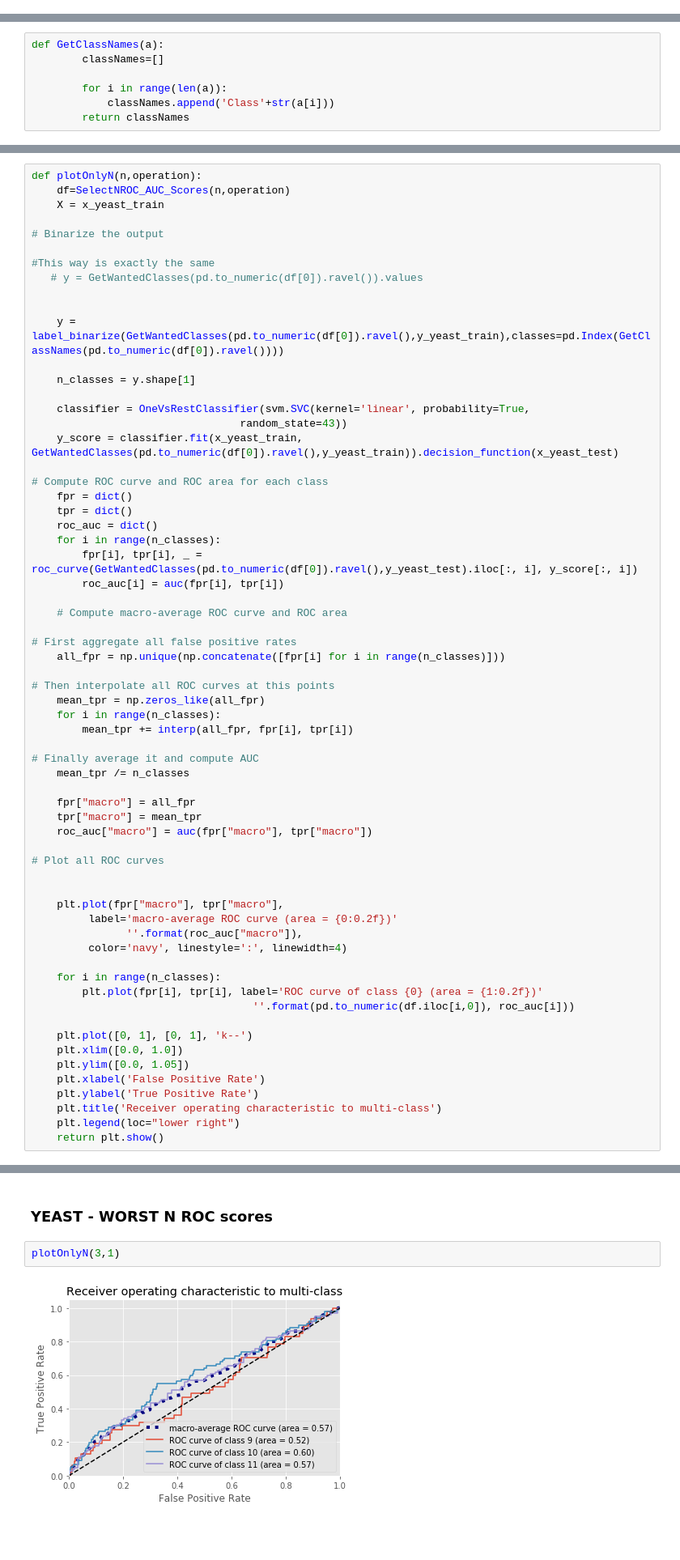
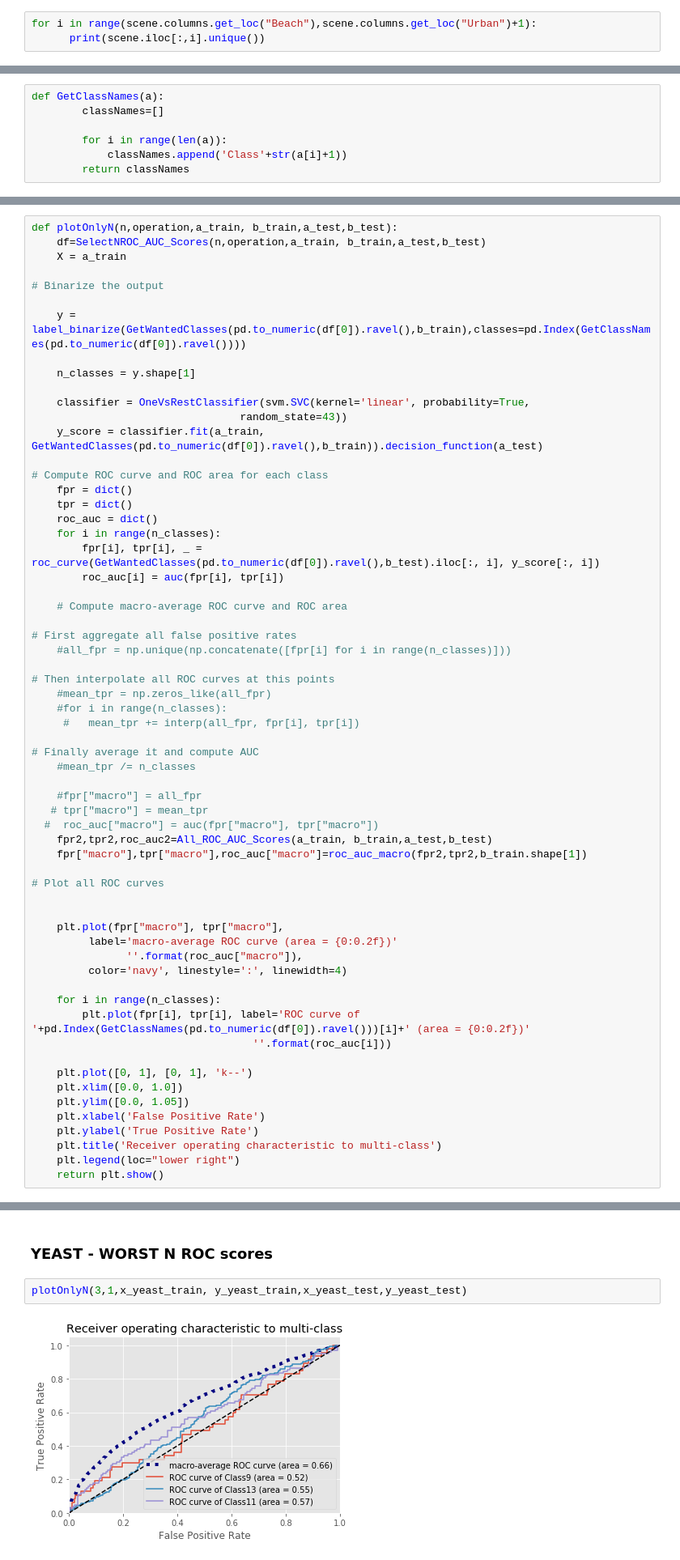
Before and after one commit to dusicastepic/Multi-label-classification-, a Jupyter notebook: MLC - proba.ipynb, the cells around one changed output, grey strips where cells are left out. Shown at 81% size. Saved outputs shown, nothing was run; the diff lists cells and outputs as text; blank space fills up the shorter version.

```diff
--- a/MLC - proba.ipynb
+++ b/MLC - proba.ipynb
@@ -233,0 +414,3 @@ yeast.head(1)
+# %%
+for i in range(scene.columns.get_loc("Beach"),scene.columns.get_loc("Urban")+1):
+      print(scene.iloc[:,i].unique())
@@ -593,5 +925,5 @@ def GetClassNames(a):
         classNames=[]
 
         for i in range(len(a)):
-            classNames.append('Class'+str(a[i]))
+            classNames.append('Class'+str(a[i]+1))
         return classNames
@@ -613,46 +1004,44 @@ def SelectNROC_AUC_Scores(n,operation):
 # %%
-def plotOnlyN(n,operation):
-    df=SelectNROC_AUC_Scores(n,operation)
-    X = x_yeast_train
+def plotOnlyN(n,operation,a_train, b_train,a_test,b_test):
+    df=SelectNROC_AUC_Scores(n,operation,a_train, b_train,a_test,b_test)
+    X = a_train
 
 # Binarize the output
 
-#This way is exactly the same
-   # y = GetWantedClasses(pd.to_numeric(df[0]).ravel()).values
-
-
-    y = label_binarize(GetWantedClasses(pd.to_numeric(df[0]).ravel(),y_yeast_train),classes=pd.Index(GetClassNames(pd.to_numeric(df[0]).ravel())))
+    y = label_binarize(GetWantedClasses(pd.to_numeric(df[0]).ravel(),b_train),classes=pd.Index(GetClassNames(pd.to_numeric(df[0]).ravel())))
 
     n_classes = y.shape[1]
 
     classifier = OneVsRestClassifier(svm.SVC(kernel='linear', probability=True,
                                  random_state=43))
-    y_score = classifier.fit(x_yeast_train, GetWantedClasses(pd.to_numeric(df[0]).ravel(),y_yeast_train)).decision_function(x_yeast_test)
+    y_score = classifier.fit(a_train, GetWantedClasses(pd.to_numeric(df[0]).ravel(),b_train)).decision_function(a_test)
 
 # Compute ROC curve and ROC area for each class
     fpr = dict()
     tpr = dict()
     roc_auc = dict()
     for i in range(n_classes):
-        fpr[i], tpr[i], _ = roc_curve(GetWantedClasses(pd.to_numeric(df[0]).ravel(),y_yeast_test).iloc[:, i], y_score[:, i])
+        fpr[i], tpr[i], _ = roc_curve(GetWantedClasses(pd.to_numeric(df[0]).ravel(),b_test).iloc[:, i], y_score[:, i])
         roc_auc[i] = auc(fpr[i], tpr[i])
 
     # Compute macro-average ROC curve and ROC area
 
 # First aggregate all false positive rates
-    all_fpr = np.unique(np.concatenate([fpr[i] for i in range(n_classes)]))
+    #all_fpr = np.unique(np.concatenate([fpr[i] for i in range(n_classes)]))
 
 # Then interpolate all ROC curves at this points
-    mean_tpr = np.zeros_like(all_fpr)
-    for i in range(n_classes):
-        mean_tpr += interp(all_fpr, fpr[i], tpr[i])
+    #mean_tpr = np.zeros_like(all_fpr)
+    #for i in range(n_classes):
+     #   mean_tpr += interp(all_fpr, fpr[i], tpr[i])
 
 # Finally average it and compute AUC
-    mean_tpr /= n_classes
+    #mean_tpr /= n_classes
 
-    fpr["macro"] = all_fpr
-    tpr["macro"] = mean_tpr
-    roc_auc["macro"] = auc(fpr["macro"], tpr["macro"])
+    #fpr["macro"] = all_fpr
+   # tpr["macro"] = mean_tpr
+  #  roc_auc["macro"] = auc(fpr["macro"], tpr["macro"])
+    fpr2,tpr2,roc_auc2=All_ROC_AUC_Scores(a_train, b_train,a_test,b_test)
+    fpr["macro"],tpr["macro"],roc_auc["macro"]=roc_auc_macro(fpr2,tpr2,b_train.shape[1])
 
 # Plot all ROC curves
 
@@ -663,8 +1052,8 @@ def plotOnlyN(n,operation):
          color='navy', linestyle=':', linewidth=4)
 
     for i in range(n_classes):
-        plt.plot(fpr[i], tpr[i], label='ROC curve of class {0} (area = {1:0.2f})'
-                                   ''.format(pd.to_numeric(df.iloc[i,0]), roc_auc[i]))
+        plt.plot(fpr[i], tpr[i], label='ROC curve of '+pd.Index(GetClassNames(pd.to_numeric(df[0]).ravel()))[i]+' (area = {0:0.2f})'
+                                   ''.format(roc_auc[i]))
 
     plt.plot([0, 1], [0, 1], 'k--')
     plt.xlim([0.0, 1.0])
@@ -701,6 +1090,6 @@ plotOnlyN(3,0)
 # %% [markdown]
 ### YEAST - WORST N ROC scores
 # %%
-plotOnlyN(3,1)
+plotOnlyN(3,1,x_yeast_train, y_yeast_train,x_yeast_test,y_yeast_test)
 # %% [output]
-[figure, old version]
+[figure, new version]
```
Also changed, not shown: parts of 109 cells of this notebook.
